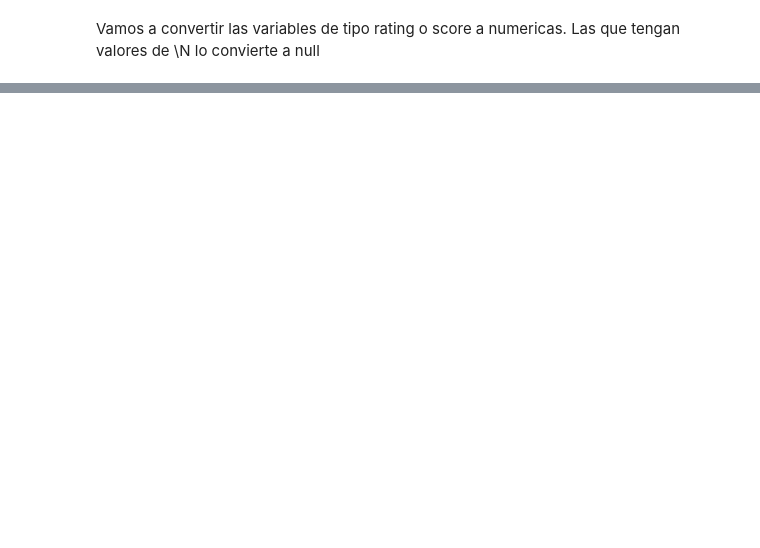
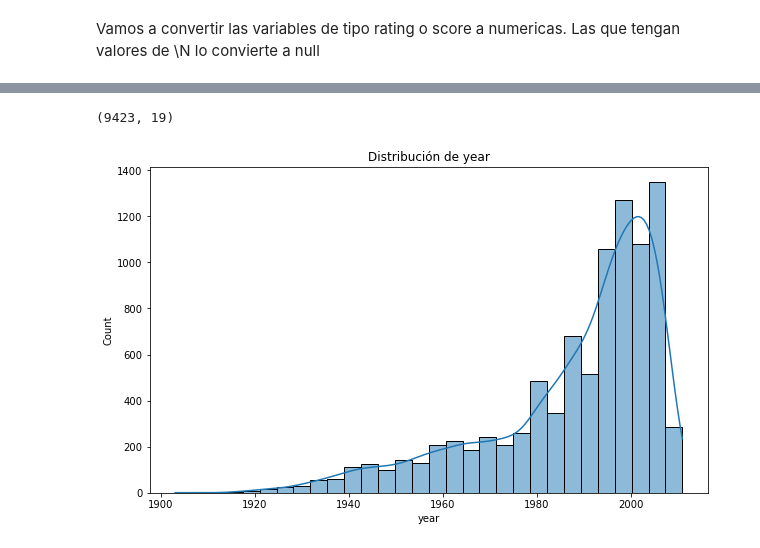
Before and after one commit to sergi0fg/TFG-Movistar, a Jupyter notebook: src/JupiterNotebook/Clustering_final.ipynb, the cells around one changed output, grey strips where cells are left out. Cells and saved outputs as stored; diff of their text form; code cells hidden in the pictures; blank space fills up the shorter version.

```diff
--- a/src/JupiterNotebook/Clustering_final.ipynb
+++ b/src/JupiterNotebook/Clustering_final.ipynb
@@ -181,0 +680,22 @@ plt.show()
+# %%
+movies['rtTopCriticsRating'] = pd.to_numeric(movies['rtTopCriticsRating'], errors='coerce')
+
+movies['rtTopCriticsNumReviews'] = pd.to_numeric(movies['rtTopCriticsNumReviews'], errors='coerce')
+movies['rtTopCriticsNumReviews'] = movies['rtTopCriticsNumReviews'].astype('Int64')
+
+movies['rtTopCriticsNumFresh'] = pd.to_numeric(movies['rtTopCriticsNumFresh'], errors='coerce')
+movies['rtTopCriticsNumFresh'] = movies['rtTopCriticsNumFresh'].astype('Int64')
+
+movies['rtTopCriticsNumRotten'] = pd.to_numeric(movies['rtTopCriticsNumRotten'], errors='coerce')
+movies['rtTopCriticsNumRotten'] = movies['rtTopCriticsNumRotten'].astype('Int64')
+
+movies['rtTopCriticsScore'] = pd.to_numeric(movies['rtTopCriticsScore'], errors='coerce')
+movies['rtTopCriticsScore'] = movies['rtTopCriticsScore'].astype('Int64')
+
+movies['rtAudienceRating'] = pd.to_numeric(movies['rtAudienceRating'], errors='coerce')
+
+movies['rtAudienceNumRatings'] = pd.to_numeric(movies['rtAudienceNumRatings'], errors='coerce')
+movies['rtAudienceNumRatings'] = movies['rtAudienceNumRatings'].astype('Int64')
+
+movies['rtAudienceScore'] = pd.to_numeric(movies['rtAudienceScore'], errors='coerce')
+movies['rtAudienceScore'] = movies['rtAudienceScore'].astype('Int64')
@@ -181,0 +752,2 @@ plt.show()
+# %%
+df_no_na = movies.dropna()
@@ -181,0 +777,4 @@ plt.show()
+# %%
+movies.shape
+# %% [output]
+(9423, 19)
@@ -181,0 +789,14 @@ plt.show()
+# %%
+# Función para mostrar histogramas para variables numéricas
+def plot_numerical_distribution(df, column):
+    plt.figure(figsize=(10, 6))
+    sns.histplot(df[column], bins=30, kde=True)
+    plt.title(f'Distribución de {column}')
+    plt.show()
+# %%
+movies = df_no_na
+# %%
+# Distribución del año de lanzamiento
+plot_numerical_distribution(movies, 'year')
+# %% [output]
+[figure, added]
```
Also changed, not shown: parts of 84 cells of this notebook.
